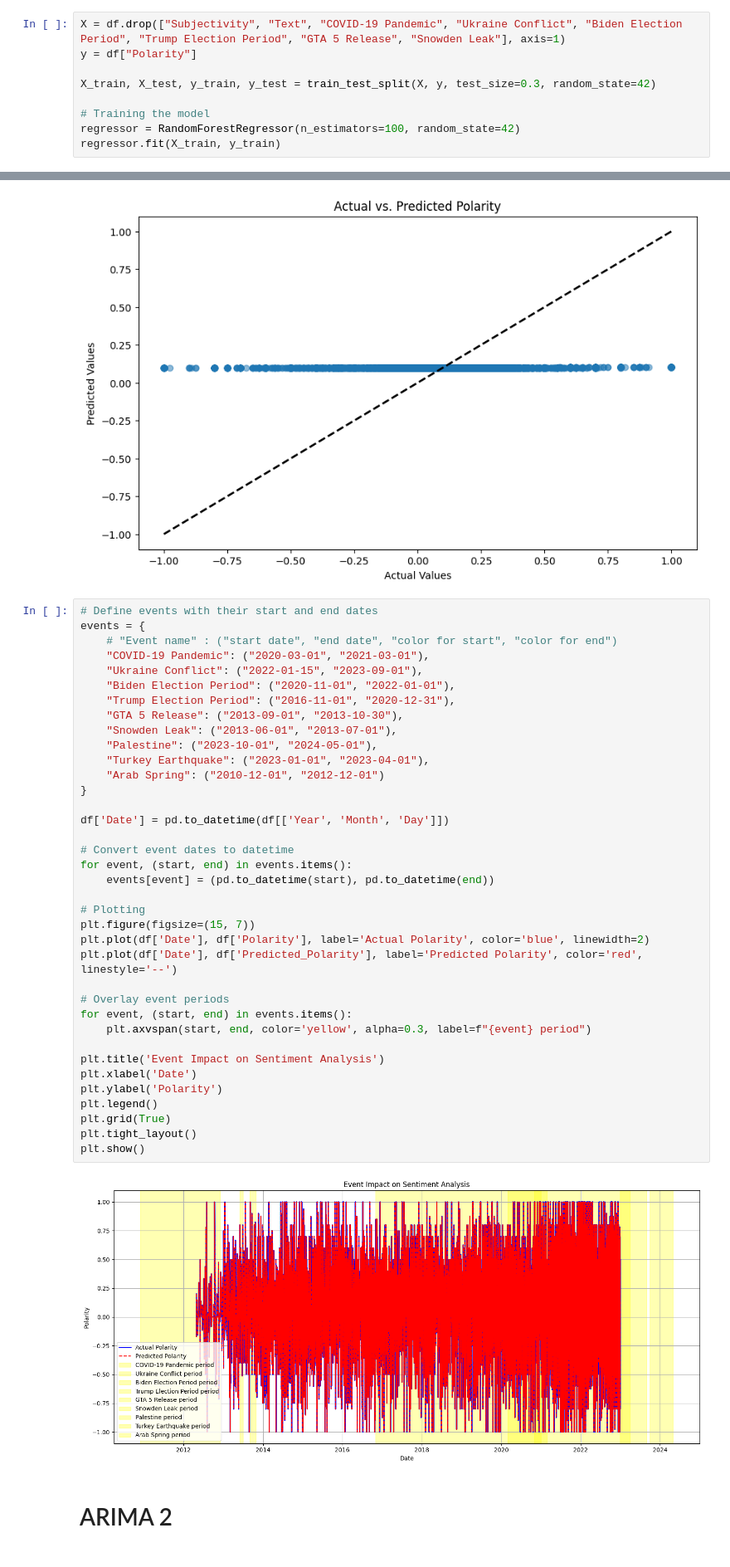
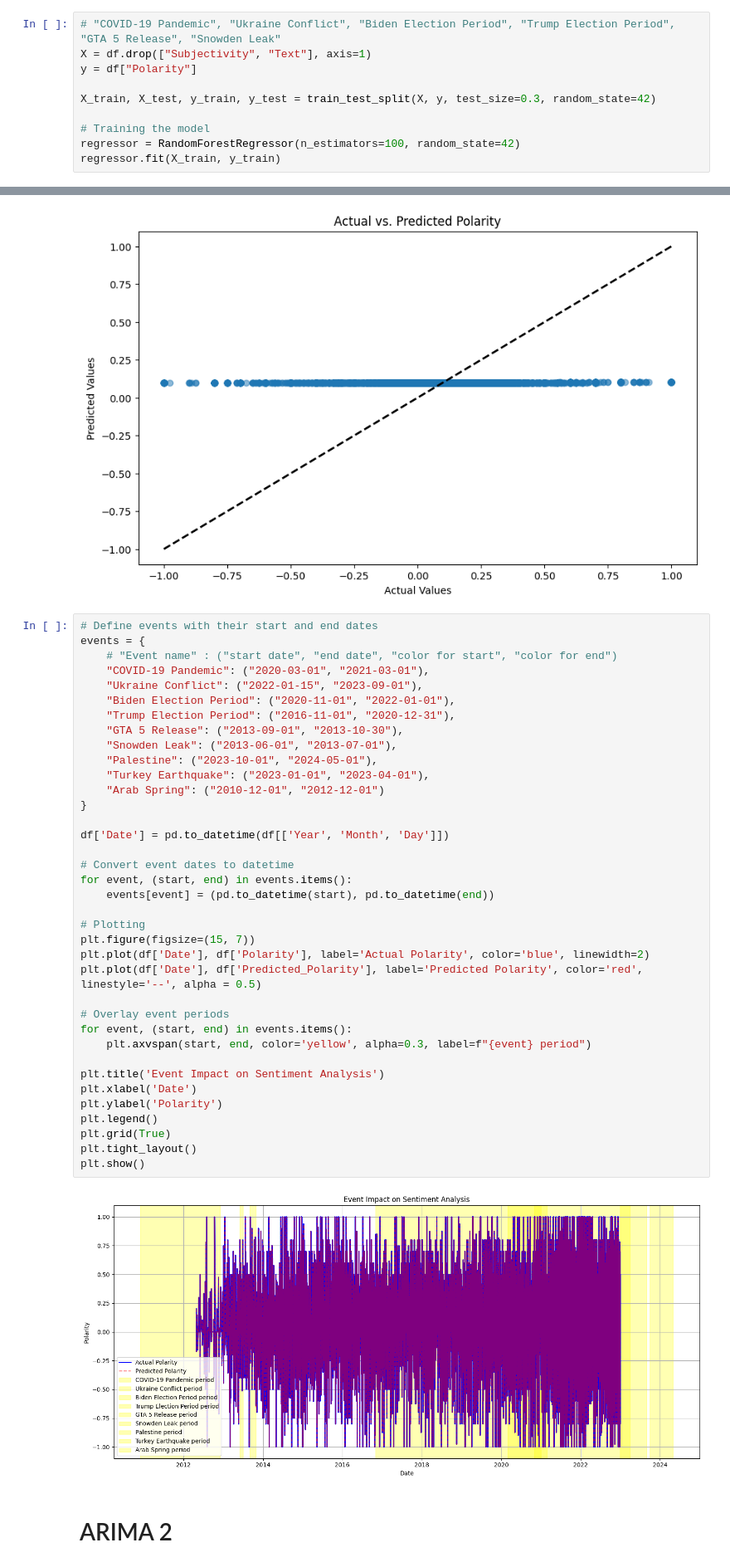
Before and after one commit to troniixx/DataScienceProject, a Jupyter notebook: Event Impact Analysis/event_impact.ipynb, the cells around one changed output, grey strips where cells are left out. Shown at 83% size. Saved outputs shown, nothing was run; the diff lists cells and outputs as text.

```diff
--- a/Event Impact Analysis/event_impact.ipynb
+++ b/Event Impact Analysis/event_impact.ipynb
@@ -313,7 +313,8 @@ Month                      int32
 Day                        int32
 dtype: object
 # %%
-X = df.drop(["Subjectivity", "Text", "COVID-19 Pandemic", "Ukraine Conflict", "Biden Election Period", "Trump Election Period", "GTA 5 Release", "Snowden Leak"], axis=1)
+# "COVID-19 Pandemic", "Ukraine Conflict", "Biden Election Period", "Trump Election Period", "GTA 5 Release", "Snowden Leak"
+X = df.drop(["Subjectivity", "Text"], axis=1)
 y = df["Polarity"]
 
 X_train, X_test, y_train, y_test = train_test_split(X, y, test_size=0.3, random_state=42)
@@ -425,35 +428,35 @@ events = {
     "Trump Election Period": ("2016-11-01", "2020-12-31"),
     "GTA 5 Release": ("2013-09-01", "2013-10-30"),
     "Snowden Leak": ("2013-06-01", "2013-07-01"),
     "Palestine": ("2023-10-01", "2024-05-01"),
     "Turkey Earthquake": ("2023-01-01", "2023-04-01"),
     "Arab Spring": ("2010-12-01", "2012-12-01")
 }
 
 df['Date'] = pd.to_datetime(df[['Year', 'Month', 'Day']])
 
 # Convert event dates to datetime
 for event, (start, end) in events.items():
     events[event] = (pd.to_datetime(start), pd.to_datetime(end))
 
 # Plotting
 plt.figure(figsize=(15, 7))
 plt.plot(df['Date'], df['Polarity'], label='Actual Polarity', color='blue', linewidth=2)
-plt.plot(df['Date'], df['Predicted_Polarity'], label='Predicted Polarity', color='red', linestyle='--')
+plt.plot(df['Date'], df['Predicted_Polarity'], label='Predicted Polarity', color='red', linestyle='--', alpha = 0.5)
 
 # Overlay event periods
 for event, (start, end) in events.items():
     plt.axvspan(start, end, color='yellow', alpha=0.3, label=f"{event} period")
 
 plt.title('Event Impact on Sentiment Analysis')
 plt.xlabel('Date')
 plt.ylabel('Polarity')
 plt.legend()
 plt.grid(True)
 plt.tight_layout()
 plt.show()
 # %% [output]
-[figure, old version]
+[figure, new version]
 # %% [markdown]
 # ARIMA 2
 # %%
```
Also changed, not shown: parts of 4 cells of this notebook.
